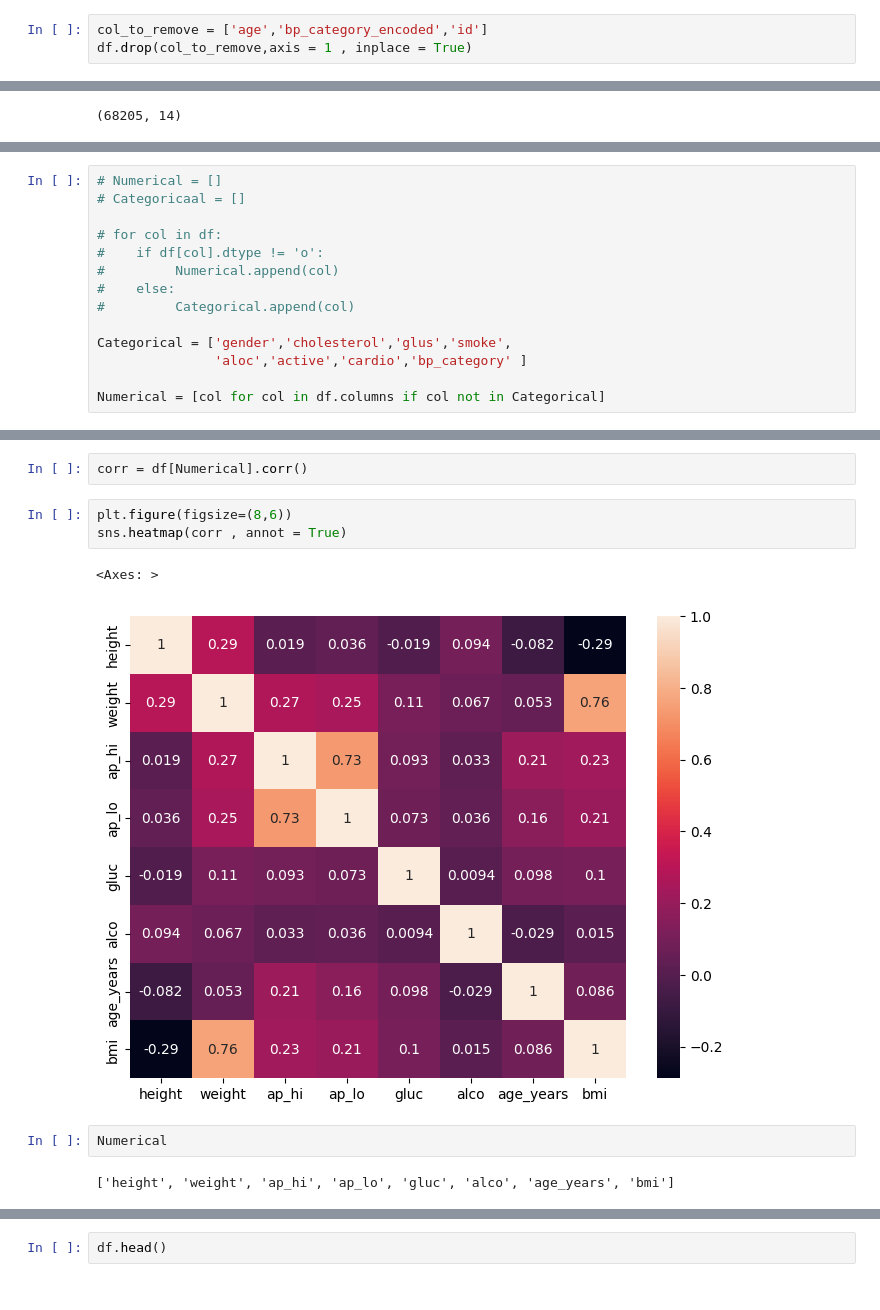
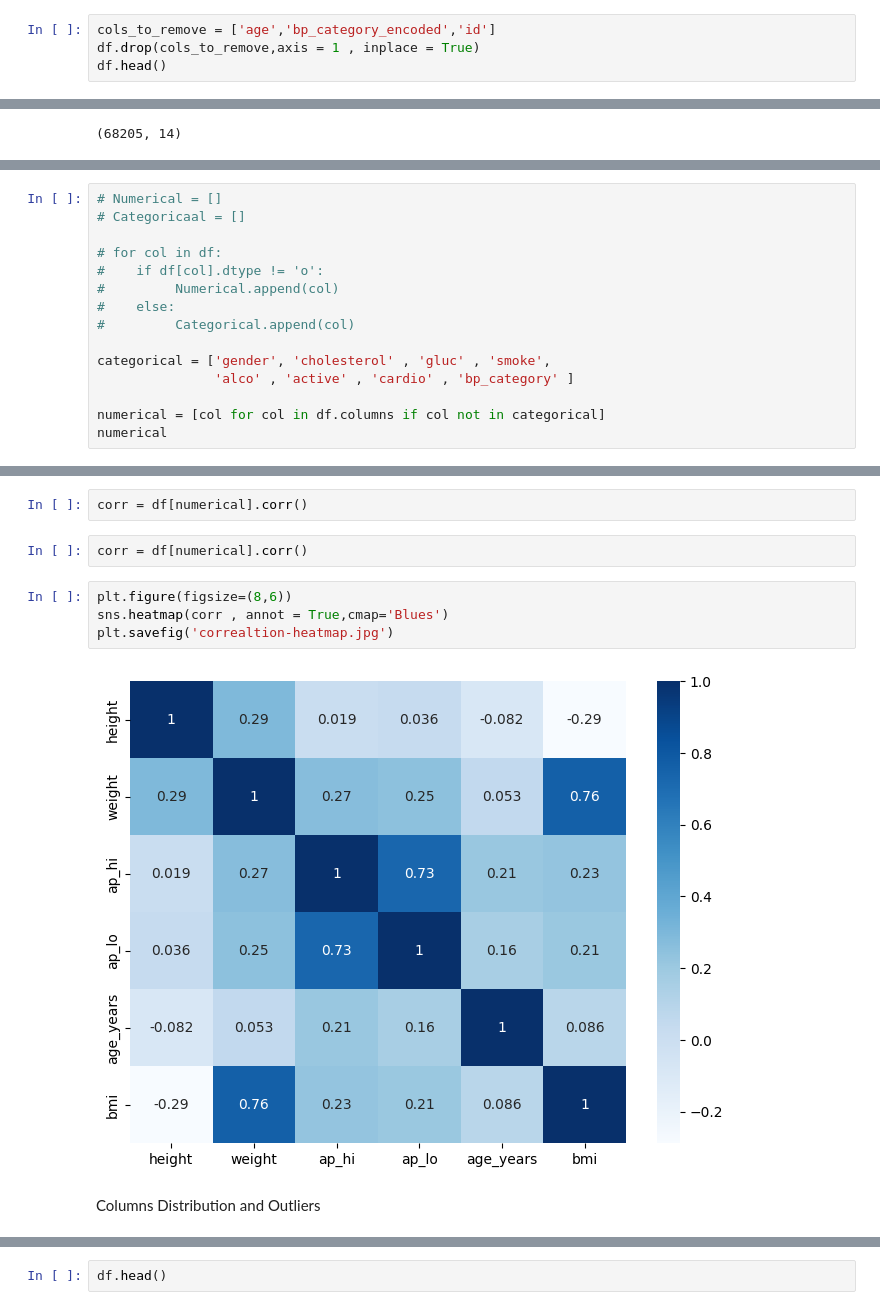
Before and after one commit to Manishkumar902/Project_cardio, a Jupyter notebook: ML_Project.ipynb, the cells around one changed output, grey strips where cells are left out. Cells and saved outputs as stored; diff of their text form.

```diff
--- a/ML_Project.ipynb
+++ b/ML_Project.ipynb
@@ -58,5 +92,6 @@ Data columns (total 17 columns):
 dtypes: float64(2), int64(13), object(2)
 memory usage: 8.8+ MB
 # %%
-col_to_remove = ['age','bp_category_encoded','id']
-df.drop(col_to_remove,axis = 1 , inplace = True)
+cols_to_remove = ['age','bp_category_encoded','id']
+df.drop(cols_to_remove,axis = 1 , inplace = True)
+df.head()
@@ -82,7 +194,8 @@ df.shape
 #    else:
 #         Categorical.append(col)
 
-Categorical = ['gender','cholesterol','glus','smoke',
-               'aloc','active','cardio','bp_category' ]
+categorical = ['gender', 'cholesterol' , 'gluc' , 'smoke',
+               'alco' , 'active' , 'cardio' , 'bp_category' ]
 
-Numerical = [col for col in df.columns if col not in Categorical]
+numerical = [col for col in df.columns if col not in categorical]
+numerical
@@ -105,12 +204,12 @@ df[Numerical]
 # %%
-corr = df[Numerical].corr()
+corr = df[numerical].corr()
+# %%
+corr = df[numerical].corr()
 # %%
 plt.figure(figsize=(8,6))
-sns.heatmap(corr , annot = True)
+sns.heatmap(corr , annot = True,cmap='Blues')
+plt.savefig('correaltion-heatmap.jpg')
 # %% [output]
-<Axes: >
-[figure, old version]
+[figure, new version]
-# %%
-Numerical
-# %% [output]
-['height', 'weight', 'ap_hi', 'ap_lo', 'gluc', 'alco', 'age_years', 'bmi']
+# %% [markdown]
+Columns Distribution and Outliers
```
Also changed, not shown: parts of 79 cells of this notebook, 4 other files.
